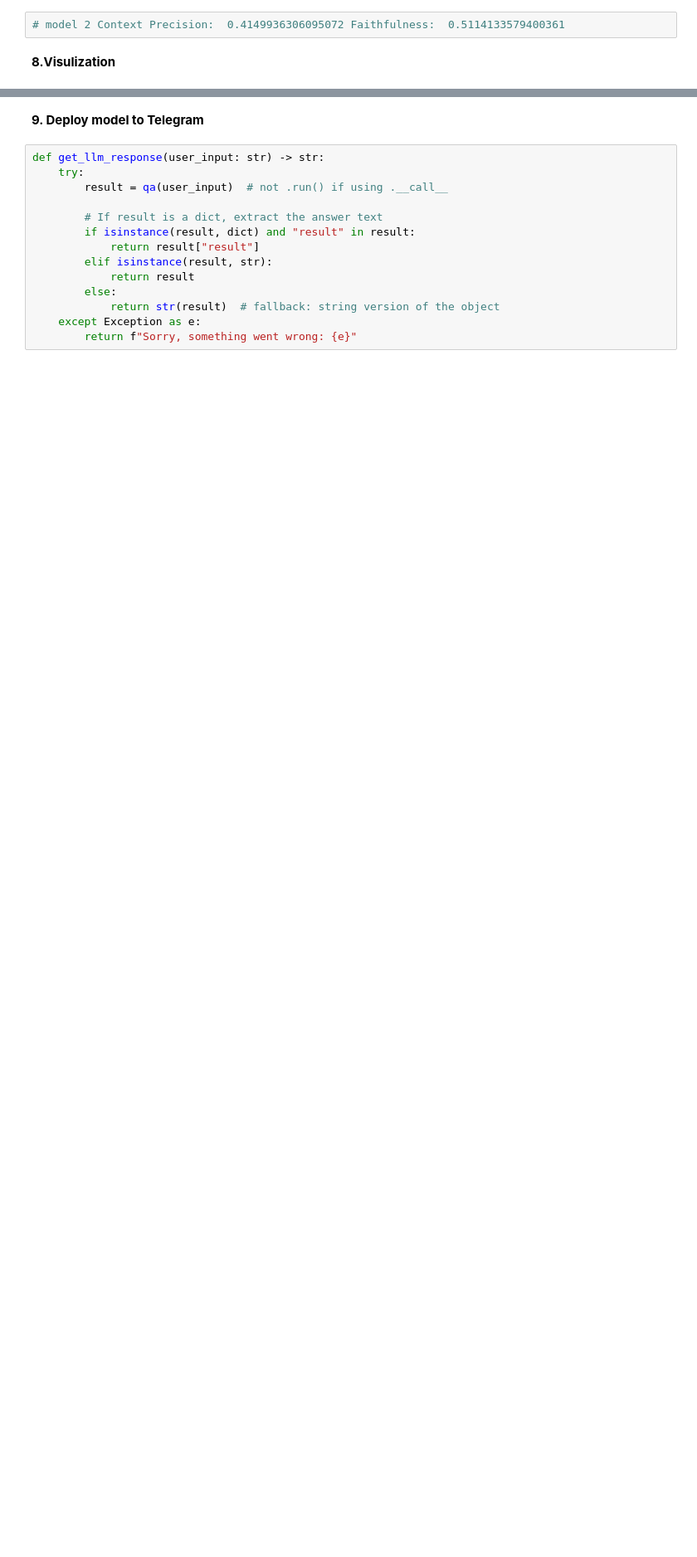
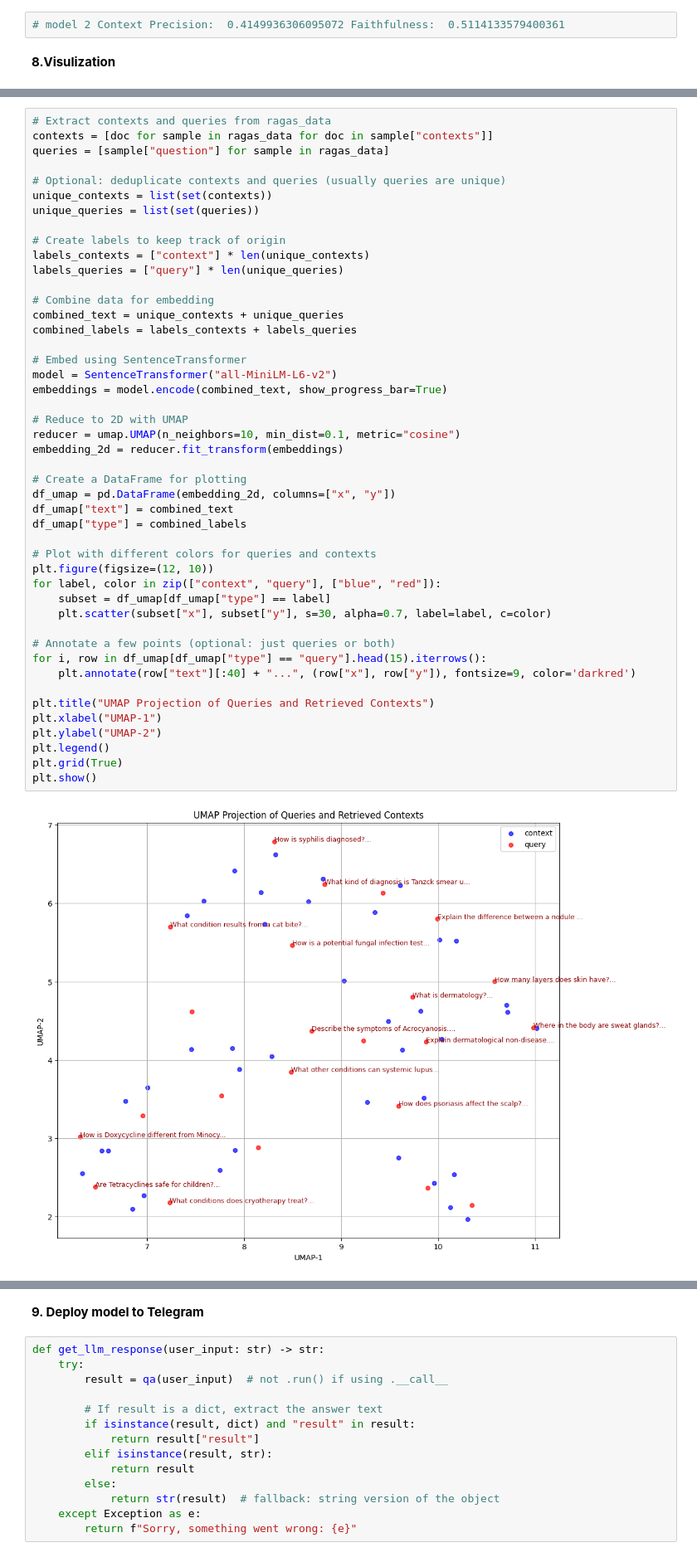
Before and after one commit to NikJamnik/capstone_medical_chat_bot, a Jupyter notebook: ChatGPT_3.5_Turbo.ipynb, the cells around one changed output, grey strips where cells are left out. Shown at 83% size. Drawn from its saved outputs; the diff is of its cells as text; blank space fills up the shorter version.

```diff
--- a/ChatGPT_3.5_Turbo.ipynb
+++ b/ChatGPT_3.5_Turbo.ipynb
@@ -315,3 +377,51 @@ plt.show()
+# %%
+# Extract contexts and queries from ragas_data
+contexts = [doc for sample in ragas_data for doc in sample["contexts"]]
+queries = [sample["question"] for sample in ragas_data]
+
+# Optional: deduplicate contexts and queries (usually queries are unique)
+unique_contexts = list(set(contexts))
+unique_queries = list(set(queries))
+
+# Create labels to keep track of origin
+labels_contexts = ["context"] * len(unique_contexts)
+labels_queries = ["query"] * len(unique_queries)
+
+# Combine data for embedding
+combined_text = unique_contexts + unique_queries
+combined_labels = labels_contexts + labels_queries
+
+# Embed using SentenceTransformer
+model = SentenceTransformer("all-MiniLM-L6-v2")
+embeddings = model.encode(combined_text, show_progress_bar=True)
+
+# Reduce to 2D with UMAP
+reducer = umap.UMAP(n_neighbors=10, min_dist=0.1, metric="cosine")
+embedding_2d = reducer.fit_transform(embeddings)
+
+# Create a DataFrame for plotting
+df_umap = pd.DataFrame(embedding_2d, columns=["x", "y"])
+df_umap["text"] = combined_text
+df_umap["type"] = combined_labels
+
+# Plot with different colors for queries and contexts
+plt.figure(figsize=(12, 10))
+for label, color in zip(["context", "query"], ["blue", "red"]):
+    subset = df_umap[df_umap["type"] == label]
+    plt.scatter(subset["x"], subset["y"], s=30, alpha=0.7, label=label, c=color)
+
+# Annotate a few points (optional: just queries or both)
+for i, row in df_umap[df_umap["type"] == "query"].head(15).iterrows():
+    plt.annotate(row["text"][:40] + "...", (row["x"], row["y"]), fontsize=9, color='darkred')
+
+plt.title("UMAP Projection of Queries and Retrieved Contexts")
+plt.xlabel("UMAP-1")
+plt.ylabel("UMAP-2")
+plt.legend()
+plt.grid(True)
+plt.show()
+# %% [output]
+[figure, added]
 # %%
 # Create or open the CSV file
 csv_file = "retrieval_latency_log.csv"
```
Also changed, not shown: parts of 13 cells of this notebook.
